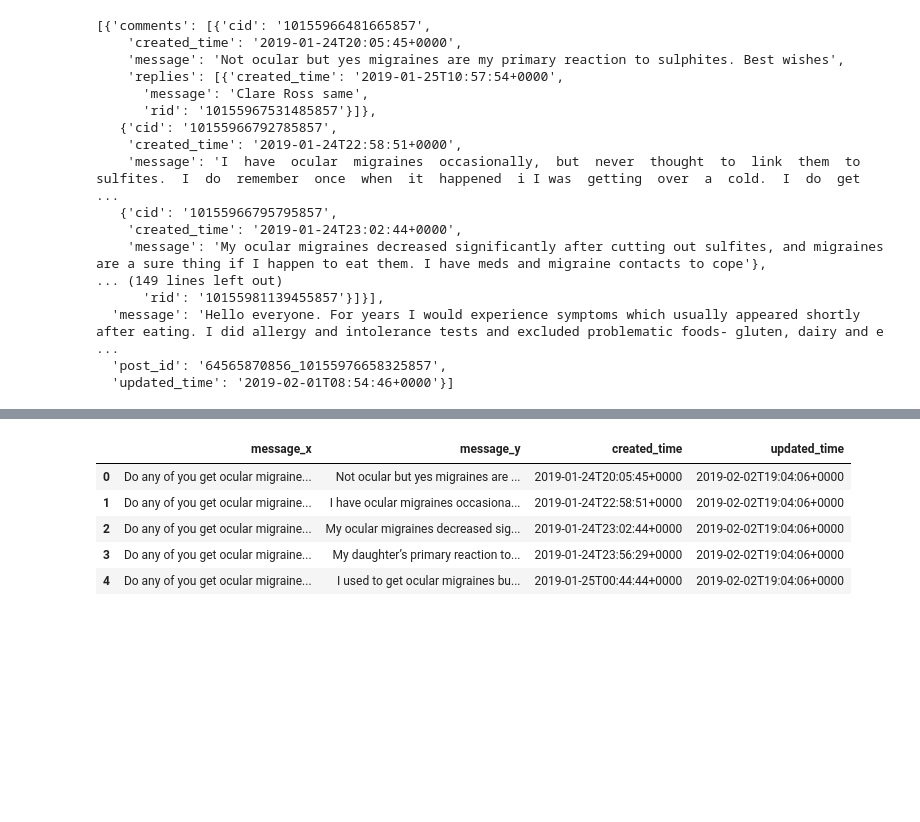
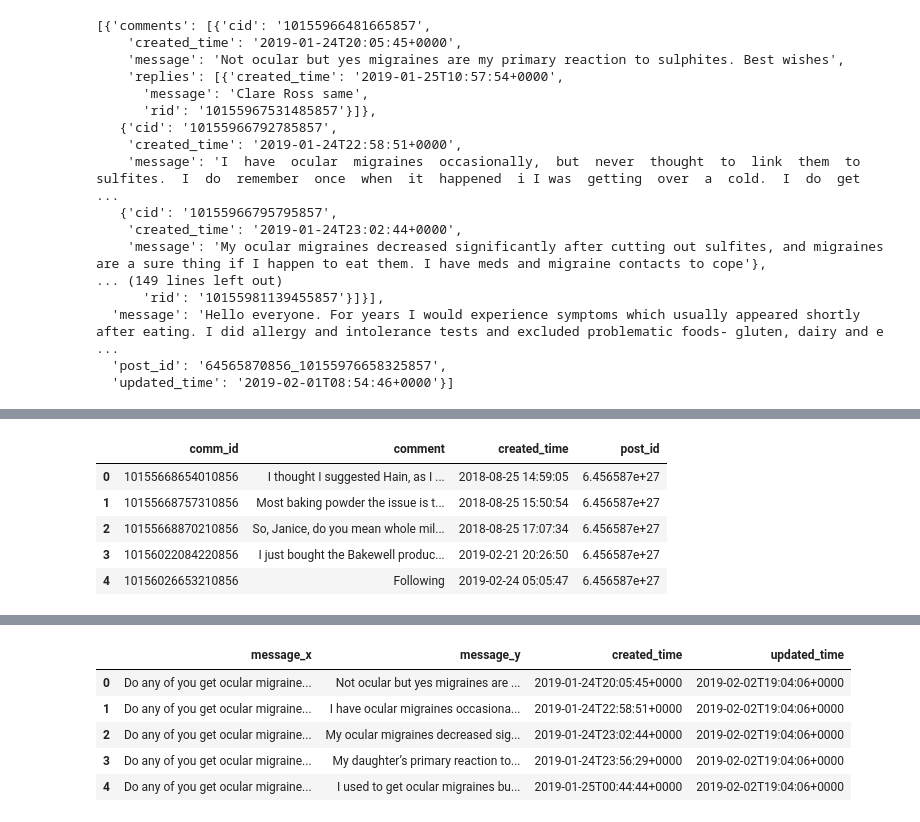
Before and after one commit to cwithrow/niffler, a Jupyter notebook: niffler/exploreData.ipynb, the cells around one changed output, grey strips where cells are left out. Drawn from its saved outputs; the diff is of its cells as text; code cells hidden in the pictures; blank space fills up the shorter version.

```diff
--- a/niffler/exploreData.ipynb
+++ b/niffler/exploreData.ipynb
@@ -46,0 +60,9 @@ posts=pd.read_json(os.path.join(wdir,'output/full_02_03_2019.json'), orient='rec
+# %%
+comments.head()
+# %% [output]
+|  | comm_id | comment | created_time | post_id |
+| 0 | 10155668654010856 | I thought I suggested Hain, as I ... | 2018-08-25 14:59:05 | 6.456587e+27 |
+| 1 | 10155668757310856 | Most baking powder the issue is t... | 2018-08-25 15:50:54 | 6.456587e+27 |
+| 2 | 10155668870210856 | So, Janice, do you mean whole mil... | 2018-08-25 17:07:34 | 6.456587e+27 |
+| 3 | 10156022084220856 | I just bought the Bakewell produc... | 2019-02-21 20:26:50 | 6.456587e+27 |
+| 4 | 10156026653210856 | Following | 2019-02-24 05:05:47 | 6.456587e+27 |
```
Also changed, not shown: parts of 6 cells of this notebook, 3 other files.
